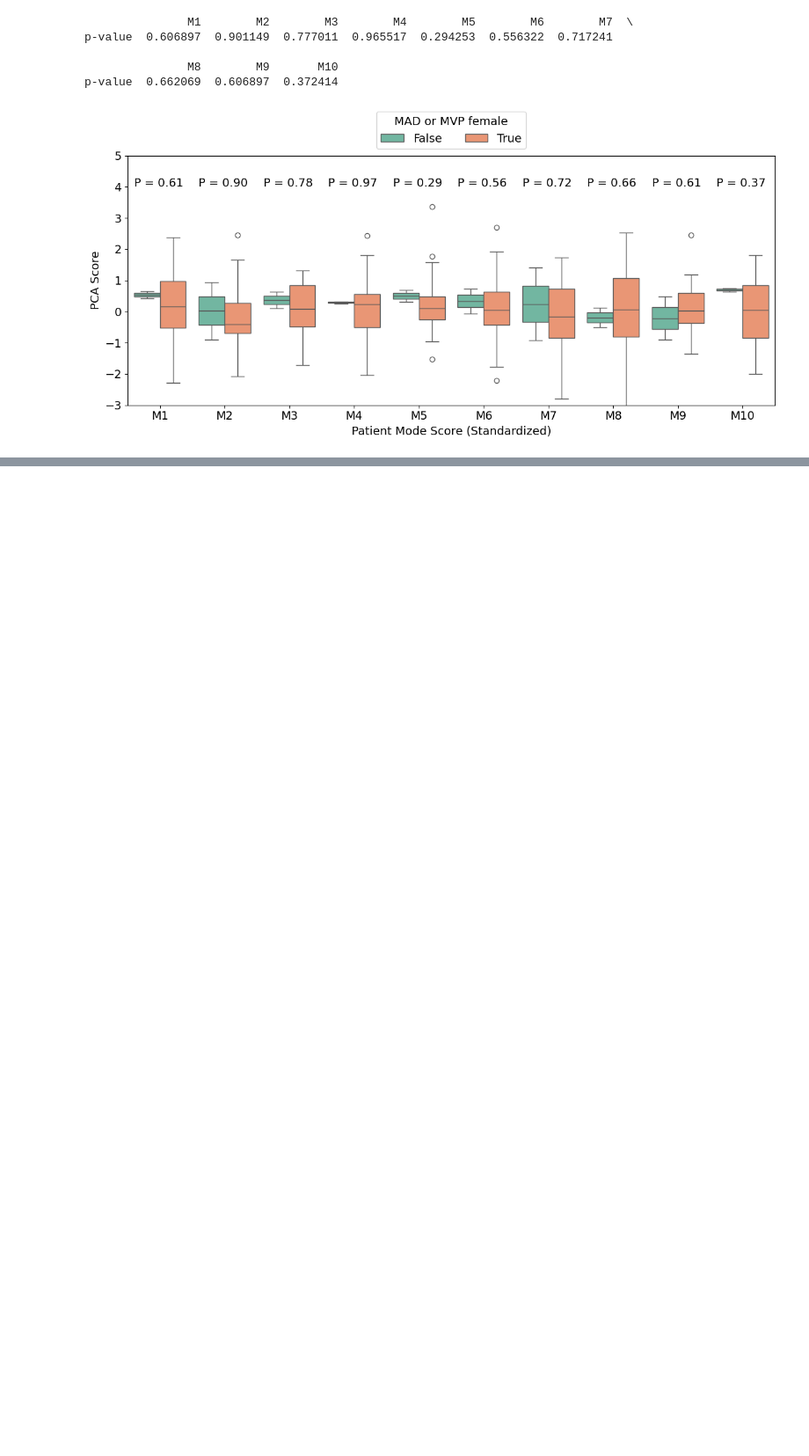
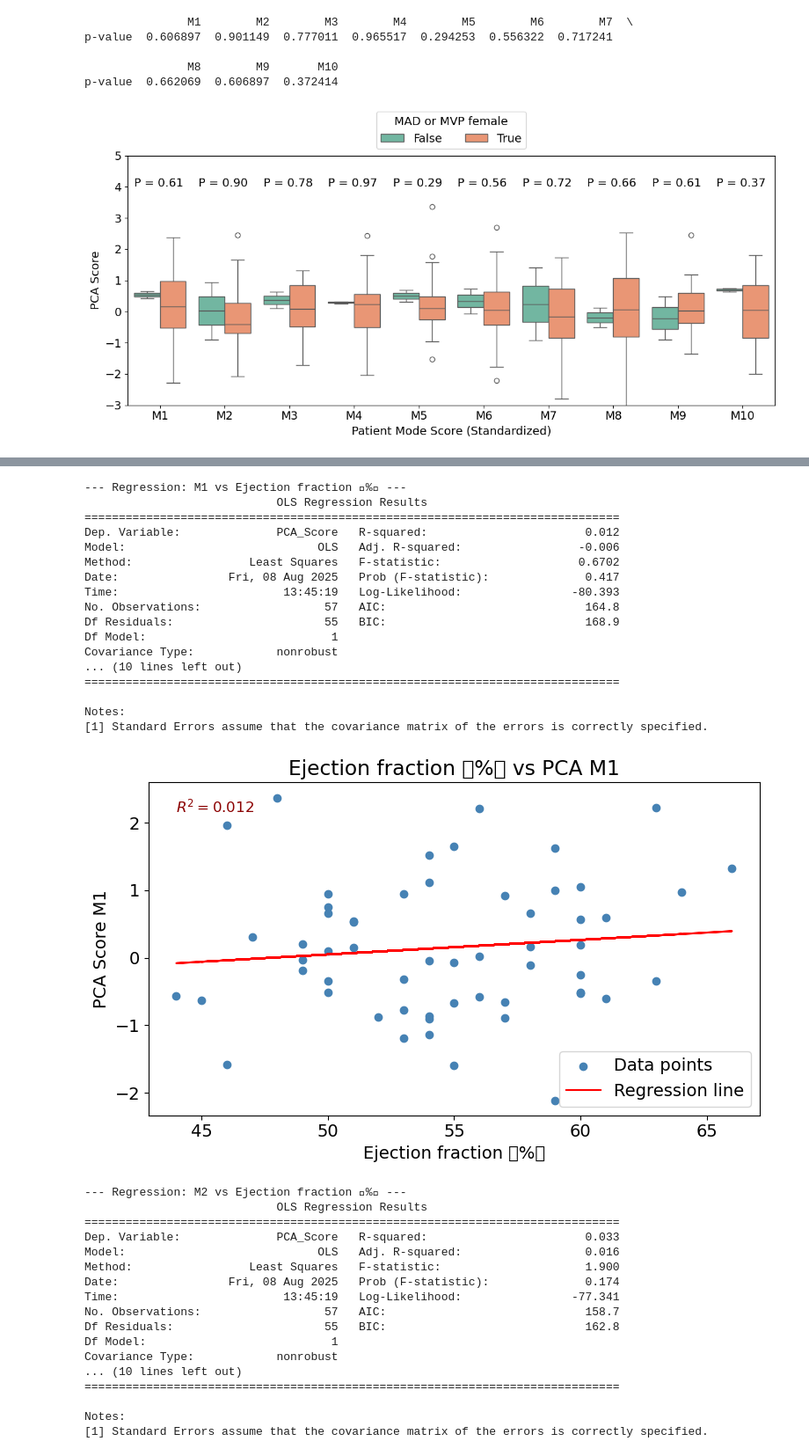
Before and after one commit to NinaZiegenbein/sscp25, a Jupyter notebook: ED_analysis.ipynb, the cells around one changed output, grey strips where cells are left out. Shown at 88% size. Saved outputs shown, nothing was run; the diff lists cells and outputs as text; code cells hidden in the pictures; blank space fills up the shorter version.

```diff
--- a/ED_analysis.ipynb
+++ b/ED_analysis.ipynb
@@ -89,0 +431,46 @@ p-value  0.662069  0.606897  0.372414
+# %%
+# Loop over PCA modes
+for mode in ["M1", "M2", "M3", "M4", "M5", "M6"]:
+    plot_pca_vs_clinical(
+        pca_scores=pca_scores,
+        mode_name=mode,
+        clinical_data=clinical_data,
+        clinical_var="CMR_EF_Monica",
+        clinical_label="Ejection fraction %"
+    )
+# %% [output]
+--- Regression: M1 vs Ejection fraction % ---
+                            OLS Regression Results
+==============================================================================
+Dep. Variable:              PCA_Score   R-squared:                       0.012
+Model:                            OLS   Adj. R-squared:                 -0.006
+Method:                 Least Squares   F-statistic:                    0.6702
+Date:                Fri, 08 Aug 2025   Prob (F-statistic):              0.417
+Time:                        13:45:19   Log-Likelihood:                -80.393
+No. Observations:                  57   AIC:                             164.8
+Df Residuals:                      55   BIC:                             168.9
+Df Model:                           1
+Covariance Type:            nonrobust
+... (10 lines left out)
+==============================================================================
+
+Notes:
+[1] Standard Errors assume that the covariance matrix of the errors is correctly specified.
+[figure, added]
+--- Regression: M2 vs Ejection fraction % ---
+                            OLS Regression Results
+==============================================================================
+Dep. Variable:              PCA_Score   R-squared:                       0.033
+Model:                            OLS   Adj. R-squared:                  0.016
+Method:                 Least Squares   F-statistic:                     1.900
+Date:                Fri, 08 Aug 2025   Prob (F-statistic):              0.174
+Time:                        13:45:19   Log-Likelihood:                -77.341
+No. Observations:                  57   AIC:                             158.7
+Df Residuals:                      55   BIC:                             162.8
+Df Model:                           1
+Covariance Type:            nonrobust
+... (10 lines left out)
+==============================================================================
+
+Notes:
+[1] Standard Errors assume that the covariance matrix of the errors is correctly specified.
```
Also changed, not shown: parts of 11 cells of this notebook, 1 other file.
